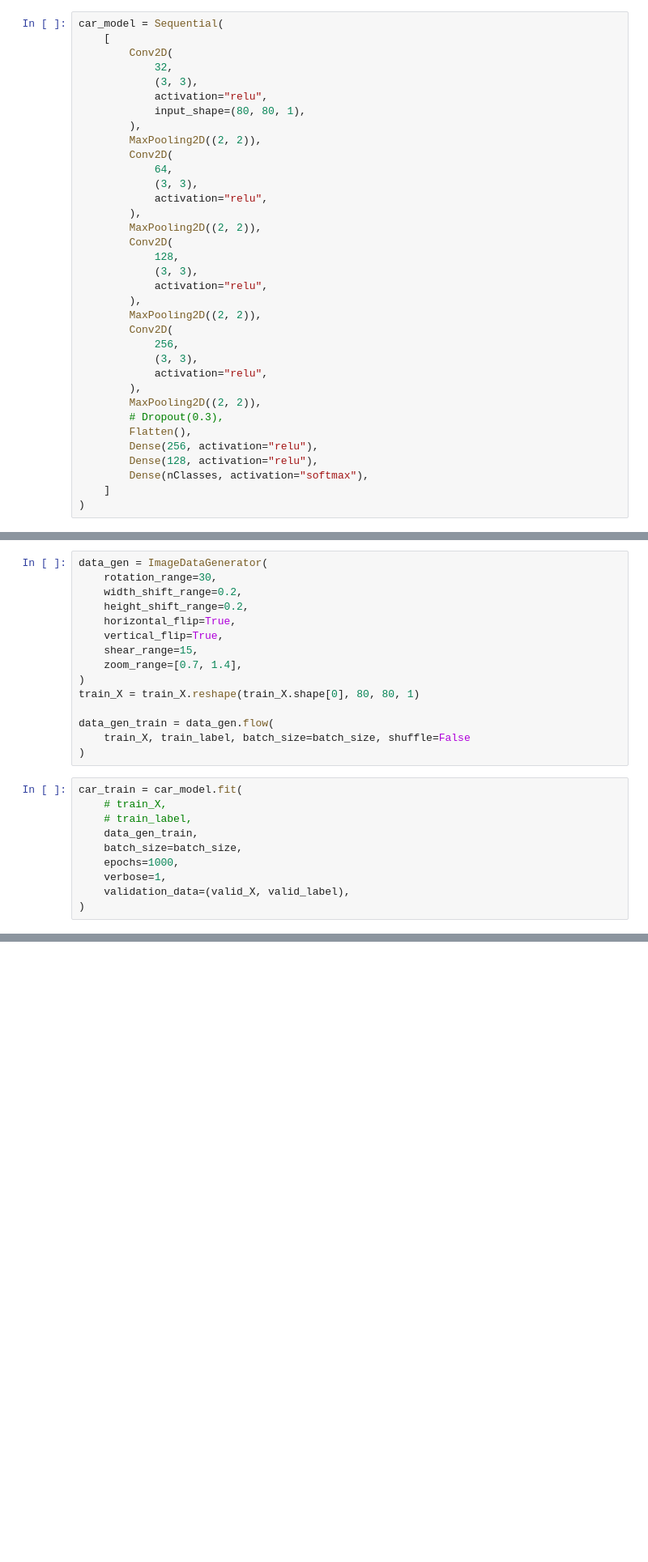
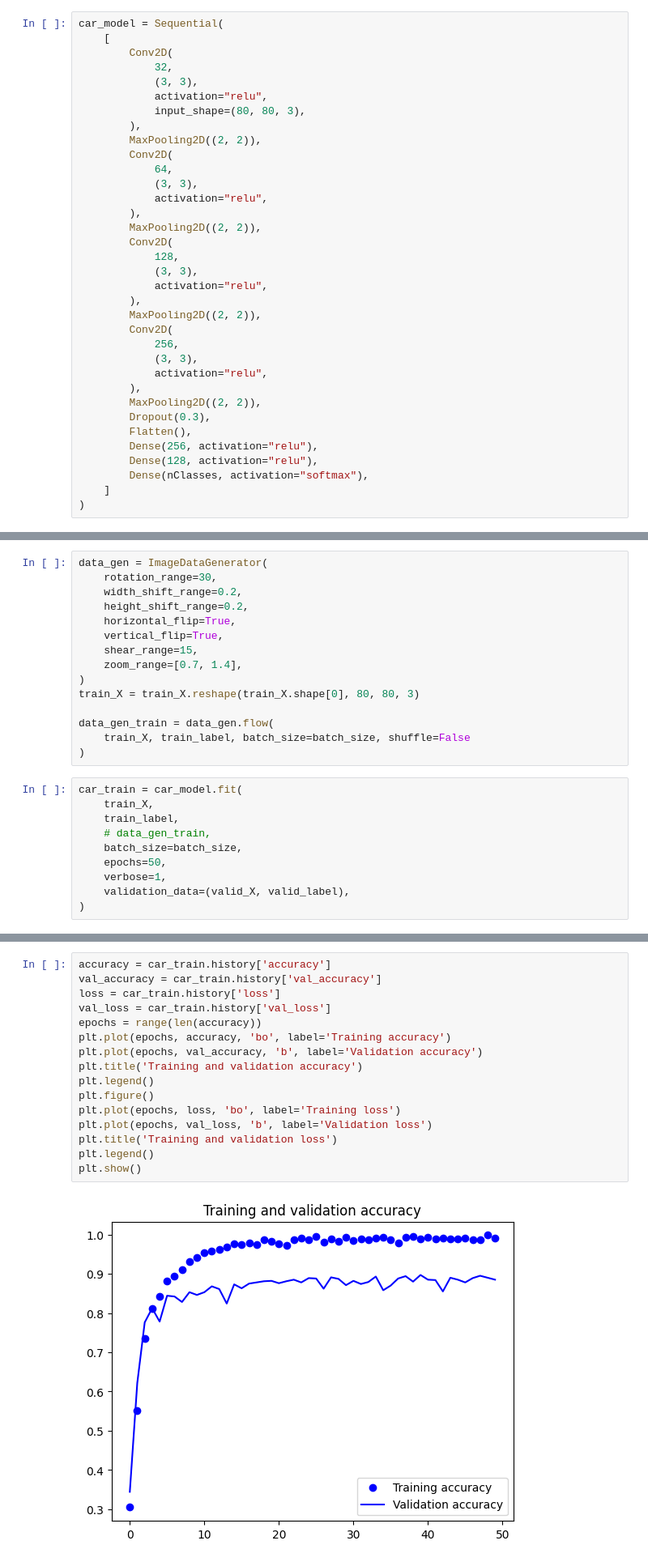
Before and after one commit to godavdev/ia-2, a Jupyter notebook: cnn/CNN.ipynb, the cells around one changed output, grey strips where cells are left out. Shown at 81% size. Saved outputs shown, nothing was run; the diff lists cells and outputs as text; blank space fills up the shorter version.

```diff
--- a/cnn/CNN.ipynb
+++ b/cnn/CNN.ipynb
@@ -156,7 +190,7 @@ car_model = Sequential(
             32,
             (3, 3),
             activation="relu",
-            input_shape=(80, 80, 1),
+            input_shape=(80, 80, 3),
         ),
         MaxPooling2D((2, 2)),
         Conv2D(
@@ -177,7 +211,7 @@ car_model = Sequential(
             activation="relu",
         ),
         MaxPooling2D((2, 2)),
-        # Dropout(0.3),
+        Dropout(0.3),
         Flatten(),
         Dense(256, activation="relu"),
         Dense(128, activation="relu"),
@@ -200,18 +234,18 @@ data_gen = ImageDataGenerator(
     shear_range=15,
     zoom_range=[0.7, 1.4],
 )
-train_X = train_X.reshape(train_X.shape[0], 80, 80, 1)
+train_X = train_X.reshape(train_X.shape[0], 80, 80, 3)
 
 data_gen_train = data_gen.flow(
     train_X, train_label, batch_size=batch_size, shuffle=False
 )
 # %%
 car_train = car_model.fit(
-    # train_X,
-    # train_label,
-    data_gen_train,
+    train_X,
+    train_label,
+    # data_gen_train,
     batch_size=batch_size,
-    epochs=1000,
+    epochs=50,
     verbose=1,
     validation_data=(valid_X, valid_label),
 )
@@ -236,0 +270,18 @@ Epoch 1000/1000
+# %%
+accuracy = car_train.history['accuracy']
+val_accuracy = car_train.history['val_accuracy']
+loss = car_train.history['loss']
+val_loss = car_train.history['val_loss']
+epochs = range(len(accuracy))
+plt.plot(epochs, accuracy, 'bo', label='Training accuracy')
+plt.plot(epochs, val_accuracy, 'b', label='Validation accuracy')
+plt.title('Training and validation accuracy')
+plt.legend()
+plt.figure()
+plt.plot(epochs, loss, 'bo', label='Training loss')
+plt.plot(epochs, val_loss, 'b', label='Validation loss')
+plt.title('Training and validation loss')
+plt.legend()
+plt.show()
+# %% [output]
+[figure, added]
```
Also changed, not shown: parts of 16 cells of this notebook, 5 other files.
